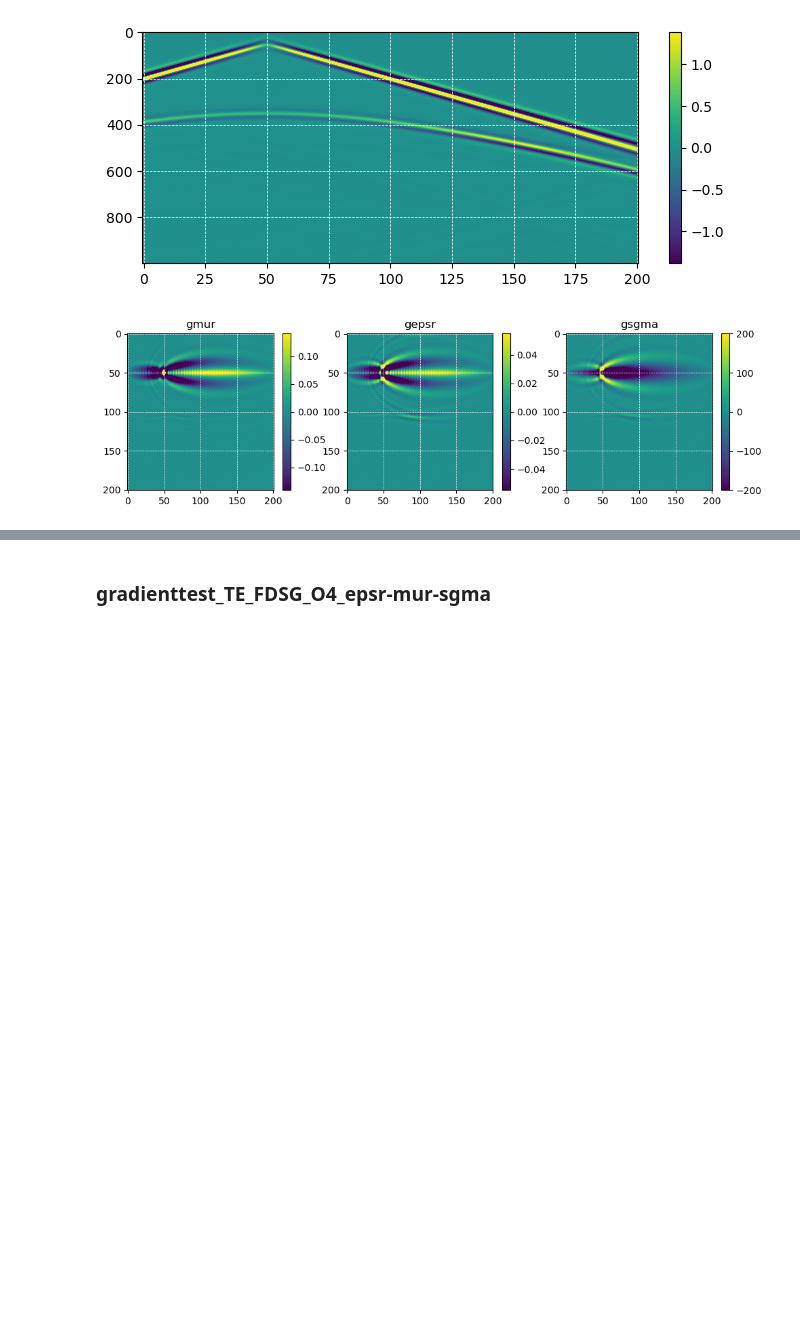
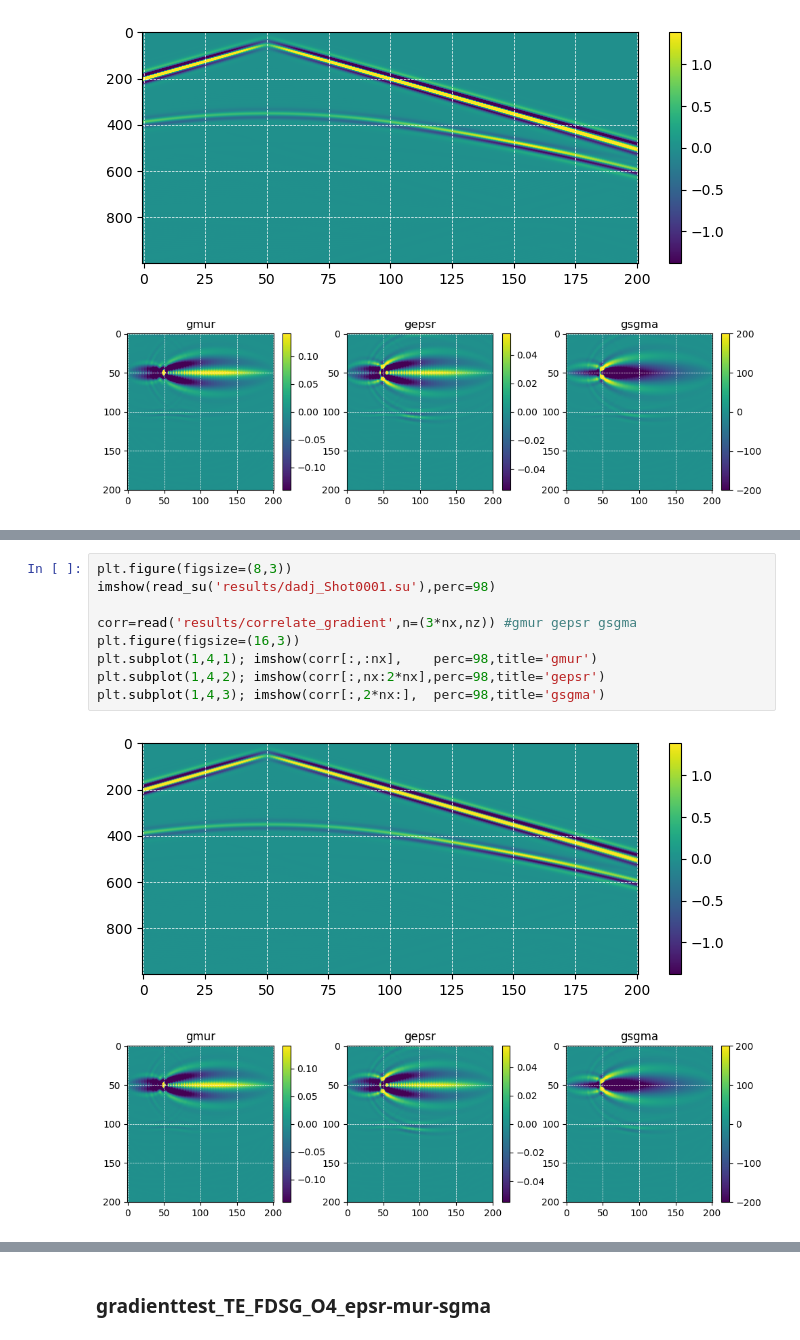
Before and after one commit to joeyartech/SeisJIMU, a Jupyter notebook: Demo/04_GradientTest/go_TE-AC.ipynb, the cells around one changed output, grey strips where cells are left out. Drawn from its saved outputs; the diff is of its cells as text; blank space fills up the shorter version.

```diff
--- a/Demo/04_GradientTest/go_TE-AC.ipynb
+++ b/Demo/04_GradientTest/go_TE-AC.ipynb
@@ -358,0 +390,12 @@ plt.subplot(1,2,2); imshow(corr[:,nx:],perc=98,title='pgmu' )
+# %%
+plt.figure(figsize=(8,3))
+imshow(read_su('results/dadj_Shot0001.su'),perc=98)
+
+corr=read('results/correlate_gradient',n=(3*nx,nz)) #gmur gepsr gsgma
+plt.figure(figsize=(16,3))
+plt.subplot(1,4,1); imshow(corr[:,:nx],    perc=98,title='gmur')
+plt.subplot(1,4,2); imshow(corr[:,nx:2*nx],perc=98,title='gepsr')
+plt.subplot(1,4,3); imshow(corr[:,2*nx:],  perc=98,title='gsgma')
+# %% [output]
+[figure, added]
+[figure, added]
```
Also changed, not shown: parts of 25 cells of this notebook, 2 other files.
